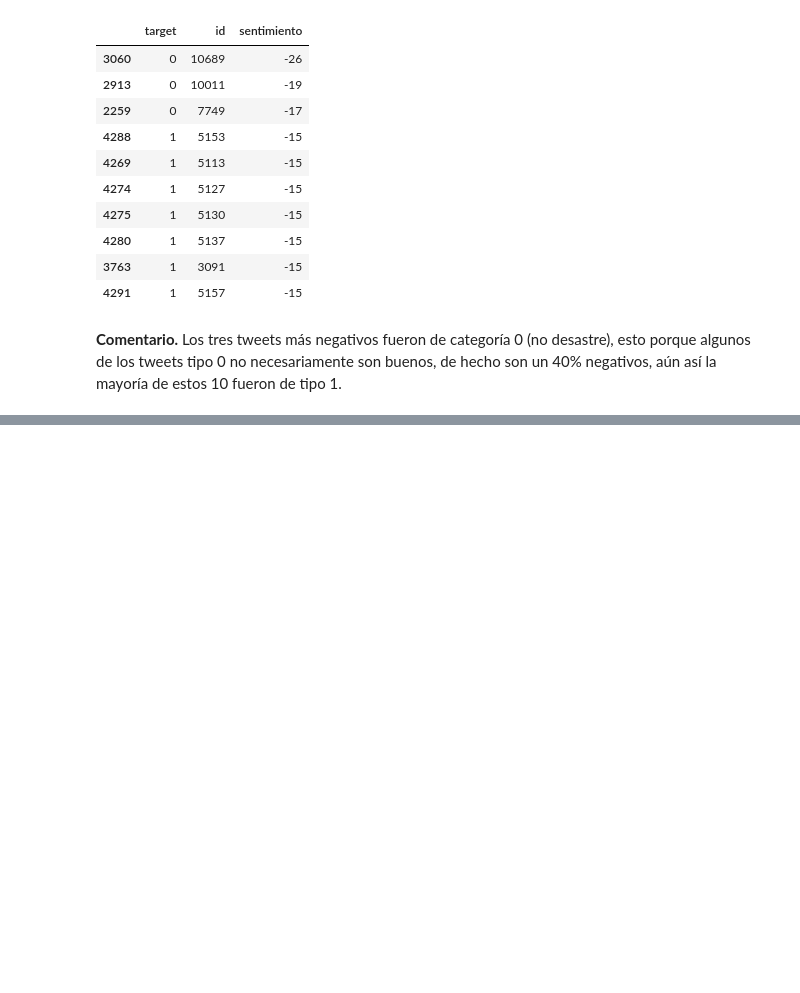
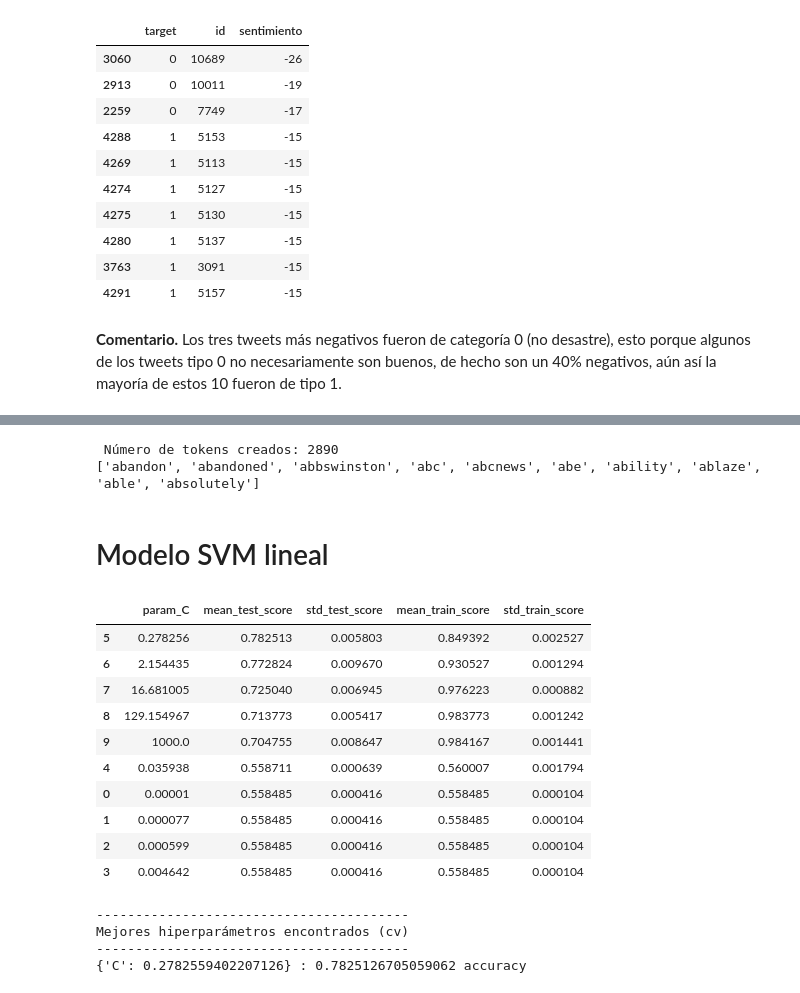
Before and after one commit to CarlosDanielMartinez/Laboratorio-5.-Analisis-de-sentimientos, a Jupyter notebook: Lab 5. Análisis de sentimientos.ipynb, the cells around one changed output, grey strips where cells are left out. Cells and saved outputs as stored; diff of their text form; code cells hidden in the pictures; blank space fills up the shorter version.

```diff
--- a/Lab 5. Análisis de sentimientos.ipynb
+++ b/Lab 5. Análisis de sentimientos.ipynb
@@ -524,0 +704,12 @@ tweets_sentimientos.head(10)
+# %%
+stop_words = list(stopwords.words('english'))
+# Se añade la stopword: amp, ax, ex
+stop_words.extend(("amp", "xa", "xe"))
+# Creación de la matriz tf-idf
+# ==============================================================================
+tfidf_vectorizador = TfidfVectorizer(
+                        tokenizer  = limpiar_tokenizar,
+                        min_df     = 3,
+                        stop_words = stop_words
+                    )
+tfidf_vectorizador.fit(X_train)
@@ -524,0 +725,67 @@ tweets_sentimientos.head(10)
+# %%
+tfidf_train = tfidf_vectorizador.transform(X_train)
+tfidf_test  = tfidf_vectorizador.transform(X_test)
+print(f" Número de tokens creados: {len(tfidf_vectorizador.get_feature_names())}")
+print(tfidf_vectorizador.get_feature_names()[:10])
+# %% [output]
+ Número de tokens creados: 2890
+['abandon', 'abandoned', 'abbswinston', 'abc', 'abcnews', 'abe', 'ability', 'ablaze', 'able', 'absolutely']
+# %% [markdown]
+# Modelo SVM lineal
+# %%
+# Entrenamiento del modelo SVM
+# ==============================================================================
+modelo_svm_lineal = svm.SVC(kernel= "linear", C = 1.0)
+modelo_svm_lineal.fit(X=tfidf_train, y= y_train)
+
+# Grid de hiperparámetros
+# ==============================================================================
+param_grid = {'C': np.logspace(-5, 3, 10)}
+
+# Búsqueda por validación cruzada
+# ==============================================================================
+grid = GridSearchCV(
+        estimator  = svm.SVC(kernel= "linear"),
+        param_grid = param_grid,
+        scoring    = 'accuracy',
+        n_jobs     = -2,
+        cv         = 5,
+        verbose    = 0,
+        return_train_score = True
+      )
+
+# Se asigna el resultado a _ para que no se imprima por pantalla
+_ = grid.fit(X = tfidf_train, y = y_train)
+
+# Resultados del grid
+# ==============================================================================
+resultados = pd.DataFrame(grid.cv_results_)
+resultados.filter(regex = '(param.*|mean_t|std_t)')\
+    .drop(columns = 'params')\
+    .sort_values('mean_test_score', ascending = False)
+# %% [output]
+|  | param_C | mean_test_score | std_test_score | mean_train_score | std_train_score |
+| 5 | 0.278256 | 0.782513 | 0.005803 | 0.849392 | 0.002527 |
+| 6 | 2.154435 | 0.772824 | 0.009670 | 0.930527 | 0.001294 |
+| 7 | 16.681005 | 0.725040 | 0.006945 | 0.976223 | 0.000882 |
+| 8 | 129.154967 | 0.713773 | 0.005417 | 0.983773 | 0.001242 |
+| 9 | 1000.0 | 0.704755 | 0.008647 | 0.984167 | 0.001441 |
+| 4 | 0.035938 | 0.558711 | 0.000639 | 0.560007 | 0.001794 |
+| 0 | 0.00001 | 0.558485 | 0.000416 | 0.558485 | 0.000104 |
+| 1 | 0.000077 | 0.558485 | 0.000416 | 0.558485 | 0.000104 |
+| 2 | 0.000599 | 0.558485 | 0.000416 | 0.558485 | 0.000104 |
+| 3 | 0.004642 | 0.558485 | 0.000416 | 0.558485 | 0.000104 |
+# %%
+# Mejores hiperparámetros por validación cruzada
+# ==============================================================================
+print("----------------------------------------")
+print("Mejores hiperparámetros encontrados (cv)")
+print("----------------------------------------")
+print(grid.best_params_, ":", grid.best_score_, grid.scoring)
+
+modelo_final = grid.best_estimator_
+# %% [output]
+----------------------------------------
+Mejores hiperparámetros encontrados (cv)
+----------------------------------------
+{'C': 0.2782559402207126} : 0.7825126705059062 accuracy
```
Also changed, not shown: parts of 28 cells of this notebook.
